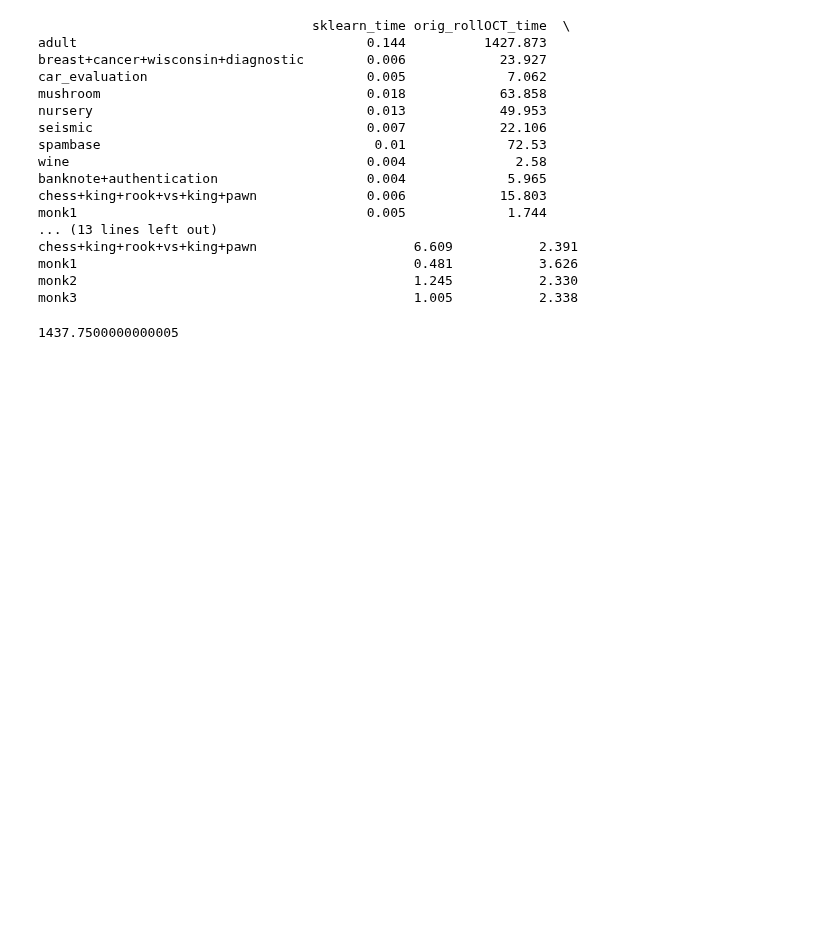
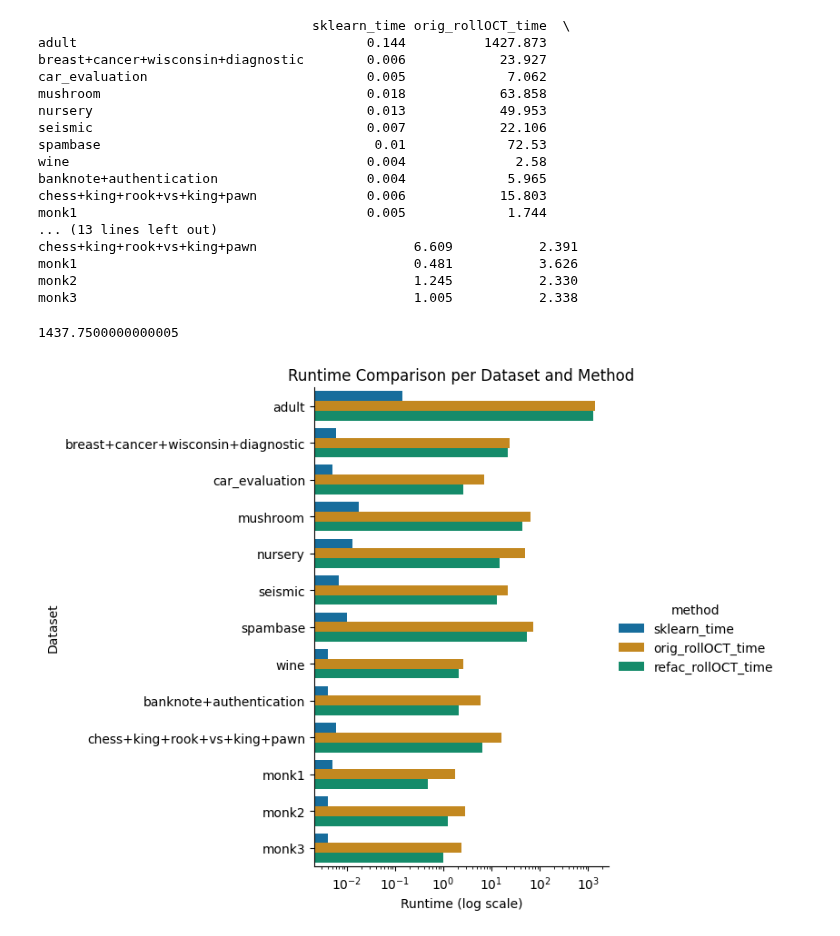
Before and after one commit to Morgall/LARF_BA, a Jupyter notebook: testing_juypter_notebooks/datasets_easy_time_collect.ipynb, the cells around one changed output. Cells and saved outputs as stored; diff of their text form; code cells hidden in the pictures; blank space fills up the shorter version.

```diff
--- a/testing_juypter_notebooks/datasets_easy_time_collect.ipynb
+++ b/testing_juypter_notebooks/datasets_easy_time_collect.ipynb
@@ -217,0 +234,36 @@ print(df['refac_rollOCT_time'].sum())
+# %%
+df_2 = df.copy()
+
+df_2 = df.drop(['speedup_factor'], axis=1)
+
+# Reset index to turn row labels (datasets) into a column
+df_2 = df_2.reset_index().rename(columns={'index': 'dataset'})
+
+
+# Melt wide-format df to long-format for seaborn
+df_long = df_2.melt(id_vars='dataset', var_name='method', value_name='runtime')
+# %%
+import seaborn as sns
+import matplotlib.pyplot as plt
+
+# Assuming df_long has columns: dataset, method, runtime (long format)
+sns.catplot(
+    data=df_long,
+    y='dataset',         # dataset on y-axis (each tick is one dataset)
+    x='runtime',         # runtime on x-axis (numeric)
+    hue='method',        # separate colors per method
+    kind='bar',          # you can also try kind='point' or 'bar'
+    height=6,
+    aspect=1.2,
+    palette='colorblind'
+)
+plt.xticks([])  # This removes all x-axis ticks and labels
+
+#plt.legend(title="Method and feature subset size", loc='upper center', bbox_to_anchor=(0.5, 1.29), ncol=4, frameon=True)
+plt.xscale('log')  #Optional: use log scale for runtime axis to manage different time scales
+plt.ylabel('Dataset')
+plt.xlabel('Runtime (log scale)')
+plt.title('Runtime Comparison per Dataset and Method')
+plt.show()
+# %% [output]
+[figure, added]
```
Also changed, not shown: parts of 2 cells of this notebook, 14 other files.
